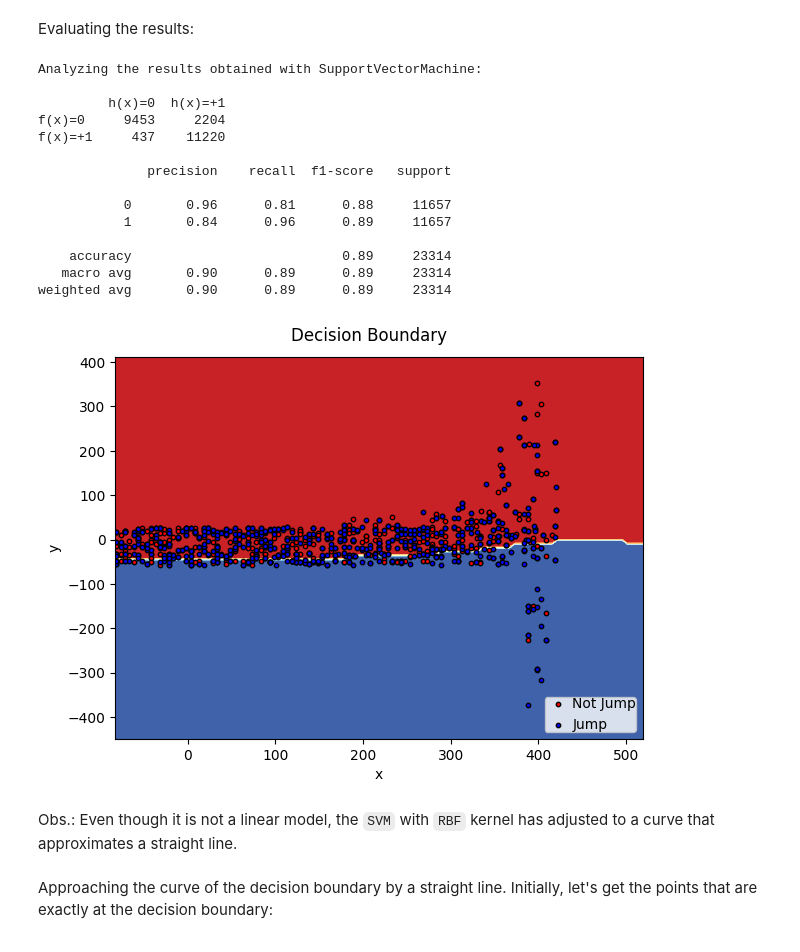
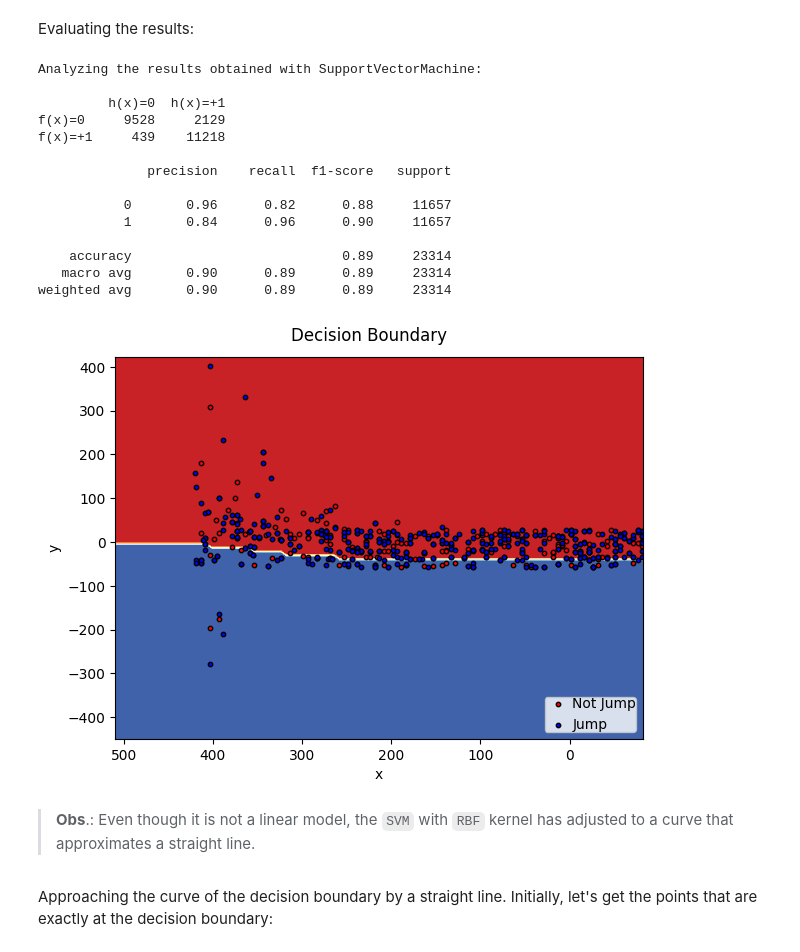
Before and after one commit to filipemedeiross/solving_flappy_bird, a Jupyter notebook: notebooks/intelligent_agent.ipynb, the cells around one changed output. Drawn from its saved outputs; the diff is of its cells as text; code cells hidden in the pictures.

```diff
--- a/notebooks/intelligent_agent.ipynb
+++ b/notebooks/intelligent_agent.ipynb
@@ -147,7 +162,7 @@ weighted avg       0.88      0.87      0.87     23314
 # %%
 n_classes = 2
 plot_colors = 'rb'
-n_points = 1000
+n_points = 600
 
 # Displaying the bounding region
 ax = plt.subplot(1, 1, 1)
@@ -177,5 +192,6 @@ for i, color in zip(range(n_classes), plot_colors):
 
 plt.suptitle('Decision Boundary')
 plt.legend(loc='lower right', borderpad=0, handletextpad=0)
+plt.gca().invert_xaxis()
 _ = plt.axis('tight')
 # %% [output]
@@ -230,3 +266,0 @@ Saving the model:
-# %%
-with open('../flappy_bean/models/log_reg.pkl','wb') as f:
-    pickle.dump(log_reg, f)
@@ -232,0 +271,3 @@ with open('../flappy_bean/models/log_reg.pkl','wb') as f:
+# %%
+gauss_nb = GaussianNB()
+gauss_nb.fit(X_train, y_train)
@@ -232,0 +310,31 @@ with open('../flappy_bean/models/log_reg.pkl','wb') as f:
+# %%
+# Displaying the bounding region
+ax = plt.subplot(1, 1, 1)
+plt.tight_layout(h_pad=0.5, w_pad=0.5, pad=2.5)
+DecisionBoundaryDisplay.from_estimator(
+    gauss_nb,
+    X_train,
+    cmap=plt.cm.RdYlBu,
+    response_method='predict',
+    ax=ax,
+    xlabel='x',
+    ylabel='y'
+)
+
+# Displaying some points of the data
+for i, color in zip(range(n_classes), plot_colors):
+    idx = np.where(y.sample(n=n_points) == i)
+
+    plt.scatter(
+        X.iloc[idx[0], 0],
+        X.iloc[idx[0], 1],
+        c=color,
+        label='Jump' if i else 'Not Jump',
+        edgecolor='black',
+        s=10
+    )
+
+plt.suptitle('Decision Boundary')
+plt.legend(loc='lower right', borderpad=0, handletextpad=0)
+plt.gca().invert_xaxis()
+_ = plt.axis('tight')
@@ -383,70 +510,67 @@ SVC(probability=True)
 # %% [markdown]
 Evaluating the results:
 # %%
-predict = svm_rbf.predict(X_train)
+preds = svm_rbf.predict(X_train)
 
 print("Analyzing the results obtained with SupportVectorMachine:")
 
 print()
-print(pd.DataFrame(confusion_matrix(y_train, predict),
+print(pd.DataFrame(confusion_matrix(y_train, preds),
                    index=['f(x)=0', 'f(x)=+1'],
                    columns=['h(x)=0', 'h(x)=+1']))
 
 print()
-print(classification_report(y_train, predict))
+print(classification_report(y_train, preds))
 # %% [output]
 Analyzing the results obtained with SupportVectorMachine:
 
          h(x)=0  h(x)=+1
-f(x)=0     9453     2204
-f(x)=+1     437    11220
+f(x)=0     9528     2129
+f(x)=+1     439    11218
 
               precision    recall  f1-score   support
 
-           0       0.96      0.81      0.88     11657
-           1       0.84      0.96      0.89     11657
+           0       0.96      0.82      0.88     11657
+           1       0.84      0.96      0.90     11657
 
     accuracy                           0.89     23314
    macro avg       0.90      0.89      0.89     23314
 weighted avg       0.90      0.89      0.89     23314
 # %%
-n_classes = 2
-plot_colors = 'rb'
-n_points = 1000
-
 # Displaying the bounding region
 ax = plt.subplot(1, 1, 1)
 plt.tight_layout(h_pad=0.5, w_pad=0.5, pad=2.5)
 DecisionBoundaryDisplay.from_estimator(
     svm_rbf,
     X_train,
     cmap=plt.cm.RdYlBu,
     response_method='predict',
     ax=ax,
     xlabel='x',
     ylabel='y',
 )
 
 # Displaying some points of the data
 for i, color in zip(range(n_classes), plot_colors):
     idx = np.where(y.sample(n=n_points) == i)
 
     plt.scatter(
         X.iloc[idx[0], 0],
         X.iloc[idx[0], 1],
         c=color,
         label='Jump' if i else 'Not Jump',
         edgecolor='black',
         s=10
     )
 
 plt.suptitle('Decision Boundary')
 plt.legend(loc='lower right', borderpad=0, handletextpad=0)
+plt.gca().invert_xaxis()
 _ = plt.axis('tight')
 # %% [output]
-[figure, old version]
+[figure, new version]
 # %% [markdown]
-Obs.: Even though it is not a linear model, the `SVM` with `RBF` kernel has adjusted to a curve that approximates a straight line.
+> **Obs**.: Even though it is not a linear model, the `SVM` with `RBF` kernel has adjusted to a curve that approximates a straight line.
 # %% [markdown]
 Approaching the curve of the decision boundary by a straight line. Initially, let's get the points that are exactly at the decision boundary:
 # %%
```
Also changed, not shown: parts of 34 cells of this notebook.
